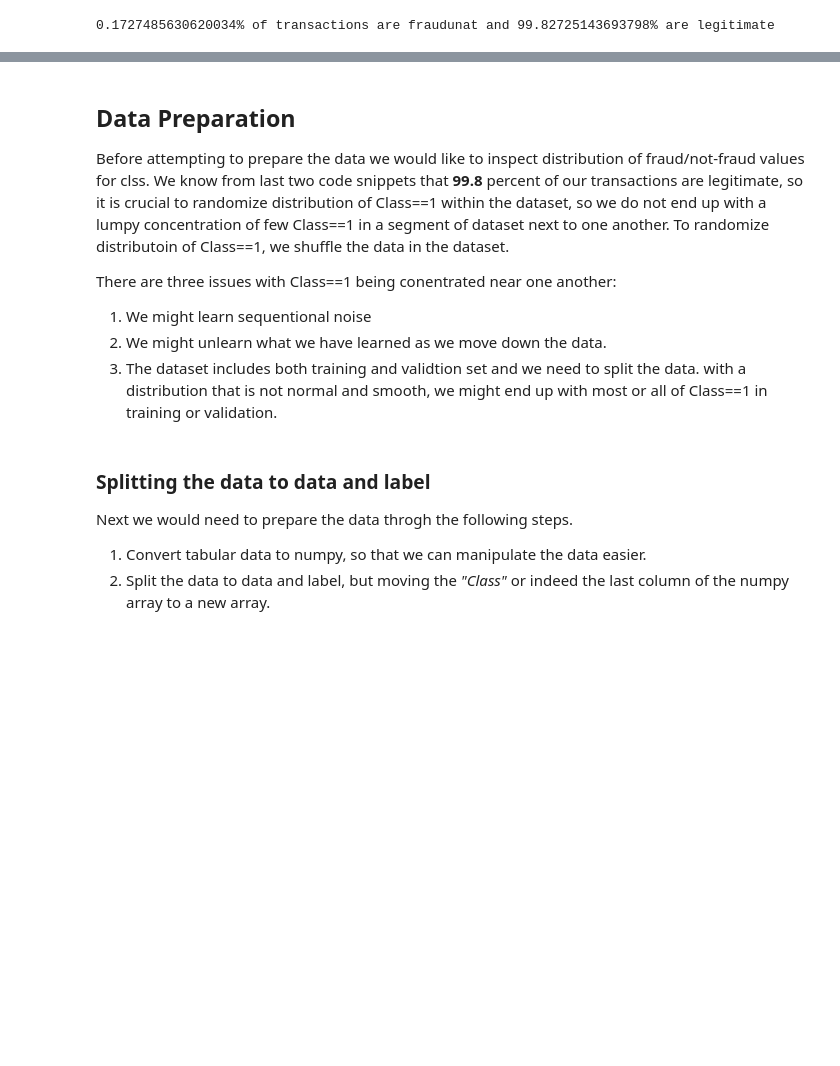
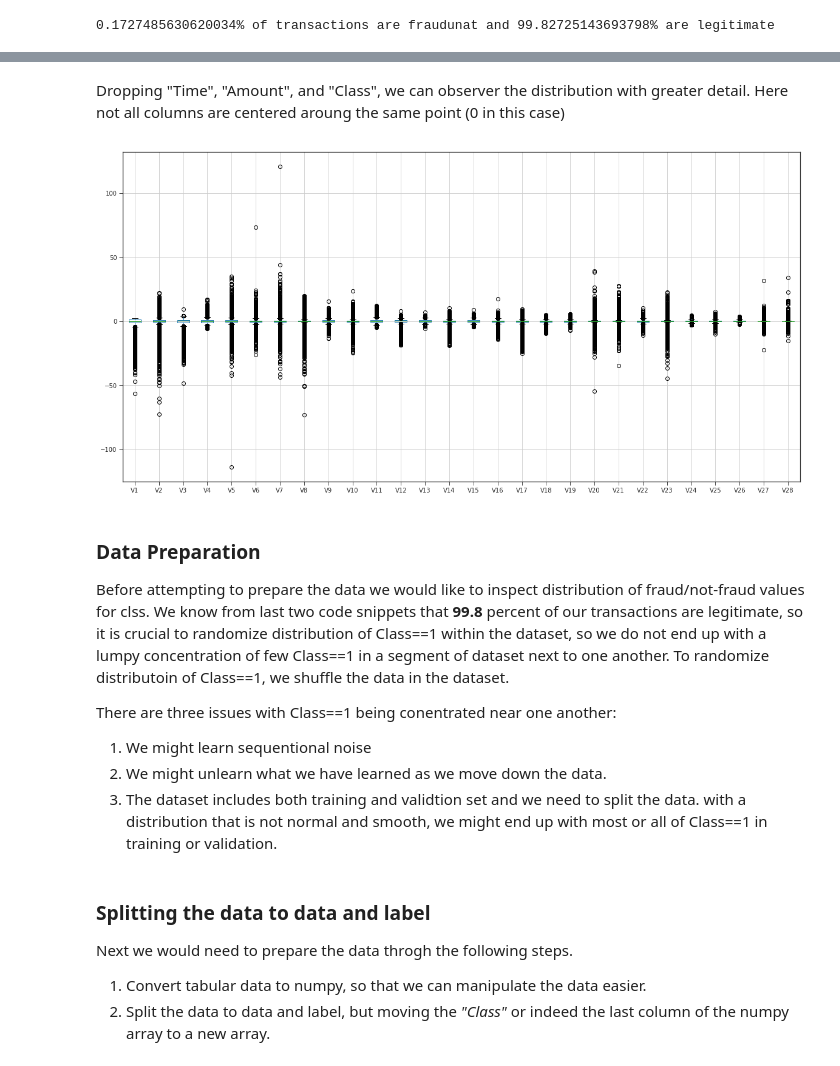
Before and after one commit to cyrusmvahid/sagemaker-demos, a Jupyter notebook: credircard_fraud/linearlearner-blogpost-part2.ipynb, the cells around one changed output, grey strips where cells are left out. Cells and saved outputs as stored; diff of their text form; code cells hidden in the pictures; blank space fills up the shorter version.

```diff
--- a/credircard_fraud/linearlearner-blogpost-part2.ipynb
+++ b/credircard_fraud/linearlearner-blogpost-part2.ipynb
@@ -151,5 +160,13 @@ print("{}% of transactions are fraudunat and {}% are legitimate".format((num_one
+# %% [markdown]
+Dropping "Time", "Amount", and "Class", we can observer the distribution with greater detail. Here not all columns are centered aroung the same point (0 in this case)
+# %%
+df1 = df.drop(['Time', 'Amount', 'Class'], axis=1)
+df1.boxplot(figsize=(20, 10))
+plt.show()
+# %% [output]
+[figure, added]
 # %% [markdown]
-## Data Preparation
+### Data Preparation
 Before attempting to prepare the data we would like to inspect distribution of fraud/not-fraud values for clss. We know from last two code snippets that **99.8** percent of our transactions are legitimate, so it is crucial to randomize distribution of Class==1 within the dataset, so we do not end up with a lumpy concentration of few Class==1 in a segment of dataset next to one another.
 To randomize distributoin of Class==1, we shuffle the data in the dataset.
 
```
Also changed, not shown: parts of 39 cells of this notebook.
